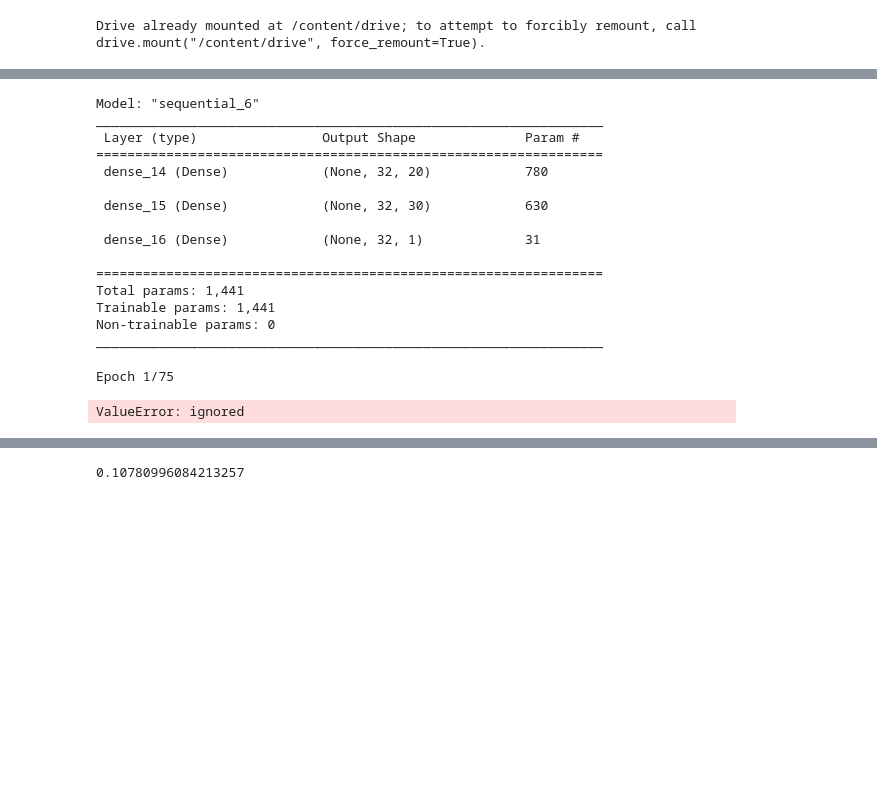
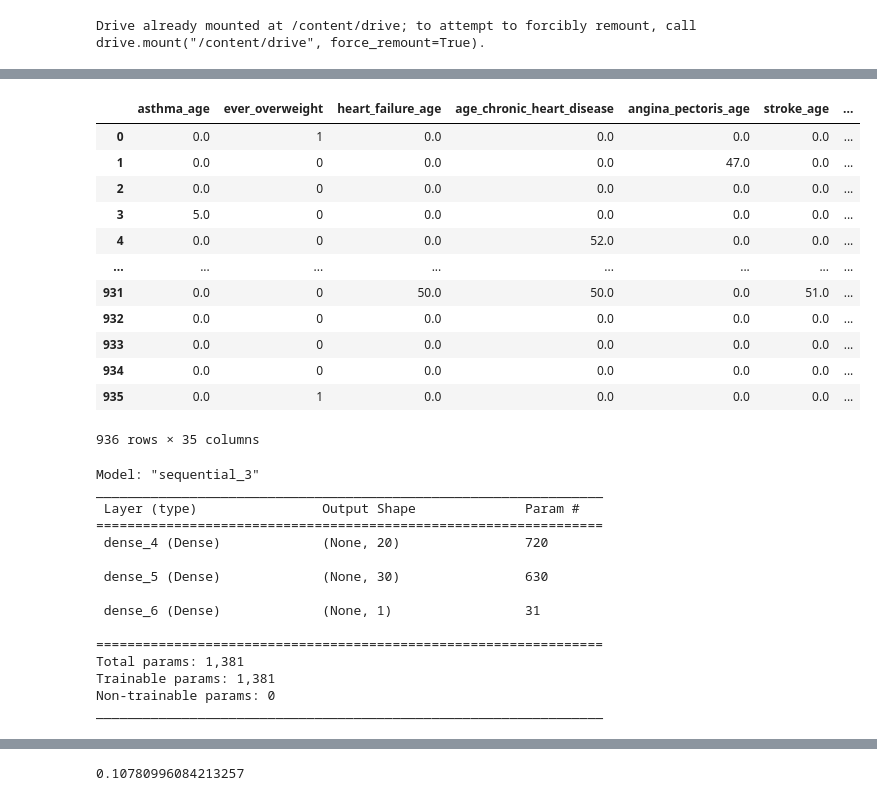
Before and after one commit to equitymarkets/HeartAttackPrediction, a Jupyter notebook: neural_network.ipynb, the cells around one changed output, grey strips where cells are left out. Drawn from its saved outputs; the diff is of its cells as text; code cells hidden in the pictures; blank space fills up the shorter version.

Commit message:
final neural network

```diff
--- a/neural_network.ipynb
+++ b/neural_network.ipynb
@@ -255,27 +54,18 @@ _, neg_df = negative
 neg_df = neg_df.reset_index(drop=True)
 pos_df = pos_df.reset_index(drop=True)
 
+# Get double the number of negative samples
 negative_sample_rate = pos_df.shape[0] * .75 *2 / neg_df.shape[0]
 
+#Split the preprocessed data into a training and testing dataset
+neg_train, neg_test = train_test_split(neg_df, train_size=negative_sample_rate, random_state=42)
+pos_train, pos_test = train_test_split(pos_df, train_size=.75, random_state=42)
 
-# X = number_health_df.drop(["id","heart_attack", "heart_attack_age"],1).values
-y_pos = health_df["heart_attack"]
-X_pos = health_df.drop(["heart_attack"], axis=1)
+train = pd.concat([neg_train, pos_train]).sample(frac=1).reset_index(drop=True)
+test = pd.concat([neg_test, pos_test]).sample(frac=1).reset_index(drop=True)
 
-y_neg = health_df["heart_attack"]
-X_neg = health_df.drop(["heart_attack"], axis=1)
+X_train = train.drop(["heart_attack","heart_attack_age","max_age","id"], axis=1)
+y_train = train["heart_attack"]
 
-# y = health_df["heart_attack"].values
-# X = health_df.drop(["heart_attack","heart_attack_age","max_age"],1).values
-#Split the preprocessed data into a training and testing dataset
-
-X_pos_train, X_pos_test, y_pos_train, y_pos_test = train_test_split(X_pos, y_pos, train_size=.75, random_state=42)
-X_neg_train, X_neg_test, y_neg_train, y_neg_test = train_test_split(X_neg, y_neg, train_size=negative_sample_rate, random_state=42)
-
-# combine x_pos_train w/ x_neg_train
-X_train = pd.concat([X_pos_train, X_neg_train]).reset_index(drop=True)
-# combine y_pos_train w/ y_neg_train
-
-# combine y_pos_test w/ y_neg_test
-y_train = pd.concat([y_pos_train, y_neg_train]).reset_index(drop=True)
-# combine x_
+X_test = test.drop(["heart_attack","heart_attack_age", "max_age","id"], axis=1)
+y_test = test["heart_attack"]
@@ -289 +90,17 @@ pos_df.shape[0]*.75*2 / neg_df.shape[0]
+# %%
+X_train
+# %% [output]
+|  | asthma_age | ever_overweight | heart_failure_age | age_chronic_heart_disease | angina_pectoris_age | stroke_age | ... |
+| 0 | 0.0 | 1 | 0.0 | 0.0 | 0.0 | 0.0 | ... |
+| 1 | 0.0 | 0 | 0.0 | 0.0 | 47.0 | 0.0 | ... |
+| 2 | 0.0 | 0 | 0.0 | 0.0 | 0.0 | 0.0 | ... |
+| 3 | 5.0 | 0 | 0.0 | 0.0 | 0.0 | 0.0 | ... |
+| 4 | 0.0 | 0 | 0.0 | 52.0 | 0.0 | 0.0 | ... |
+| ... | ... | ... | ... | ... | ... | ... | ... |
+| 931 | 0.0 | 0 | 50.0 | 50.0 | 0.0 | 51.0 | ... |
+| 932 | 0.0 | 0 | 0.0 | 0.0 | 0.0 | 0.0 | ... |
+| 933 | 0.0 | 0 | 0.0 | 0.0 | 0.0 | 0.0 | ... |
+| 934 | 0.0 | 0 | 0.0 | 0.0 | 0.0 | 0.0 | ... |
+| 935 | 0.0 | 1 | 0.0 | 0.0 | 0.0 | 0.0 | ... |
+936 rows × 35 columns
 # %%
@@ -313,6 +128,6 @@ X_scaler = scaler.fit(X_train)
 # %%
 # Model may not be tuned (hyper parameters, number of layers, number of neurons etc)
-# https://keras.io/keras_tuner/
+
 # keras tuner
 
 # Work with these, see report
@@ -320,7 +135,7 @@ X_scaler = scaler.fit(X_train)
 nn = tf.keras.models.Sequential()
 
 # First hidden layer
-nn.add(tf.keras.layers.Dense(20, activation="relu", input_shape=(32, 38)))
+nn.add(tf.keras.layers.Dense(20, activation="relu", input_shape=([35])))
 
 # Second hidden layer
 nn.add(tf.keras.layers.Dense(30, activation="relu"))
@@ -331,19 +146,19 @@ nn.add(tf.keras.layers.Dense(1, activation="sigmoid"))
 # Check the structure of the model
 nn.summary()
 # %% [output]
-Model: "sequential_6"
+Model: "sequential_3"
 _________________________________________________________________
  Layer (type)                Output Shape              Param #
 =================================================================
- dense_14 (Dense)            (None, 32, 20)            780
+ dense_4 (Dense)             (None, 20)                720
 
- dense_15 (Dense)            (None, 32, 30)            630
+ dense_5 (Dense)             (None, 30)                630
 
- dense_16 (Dense)            (None, 32, 1)             31
+ dense_6 (Dense)             (None, 1)                 31
 
 =================================================================
-Total params: 1,441
-Trainable params: 1,441
+Total params: 1,381
+Trainable params: 1,381
 Non-trainable params: 0
 _________________________________________________________________
 # %%
@@ -353,8 +166,0 @@ nn.compile(loss="binary_crossentropy", optimizer="adam", metrics=[Accuracy(), Pr
-# %%
-# Train the model
-# Use early stopping as described here along with a validation_split to prevent overfitting
-# https://machinelearningmastery.com/how-to-stop-training-deep-neural-networks-at-the-right-time-using-early-stopping/
-fit_model = nn.fit(X_train_scaled,y_train,epochs=75, callbacks=[callback])
-# %% [output]
-Epoch 1/75
-ValueError: ignored
```
Also changed, not shown: parts of 22 cells of this notebook.
